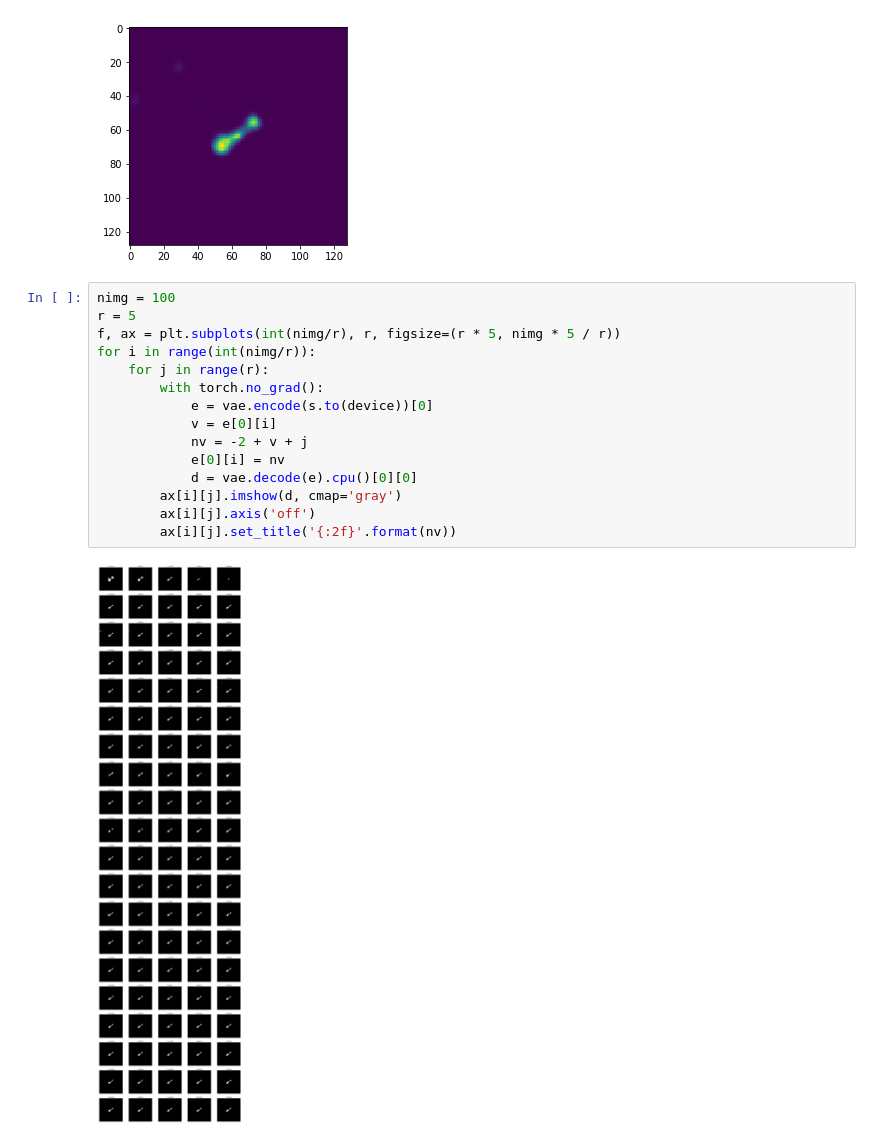
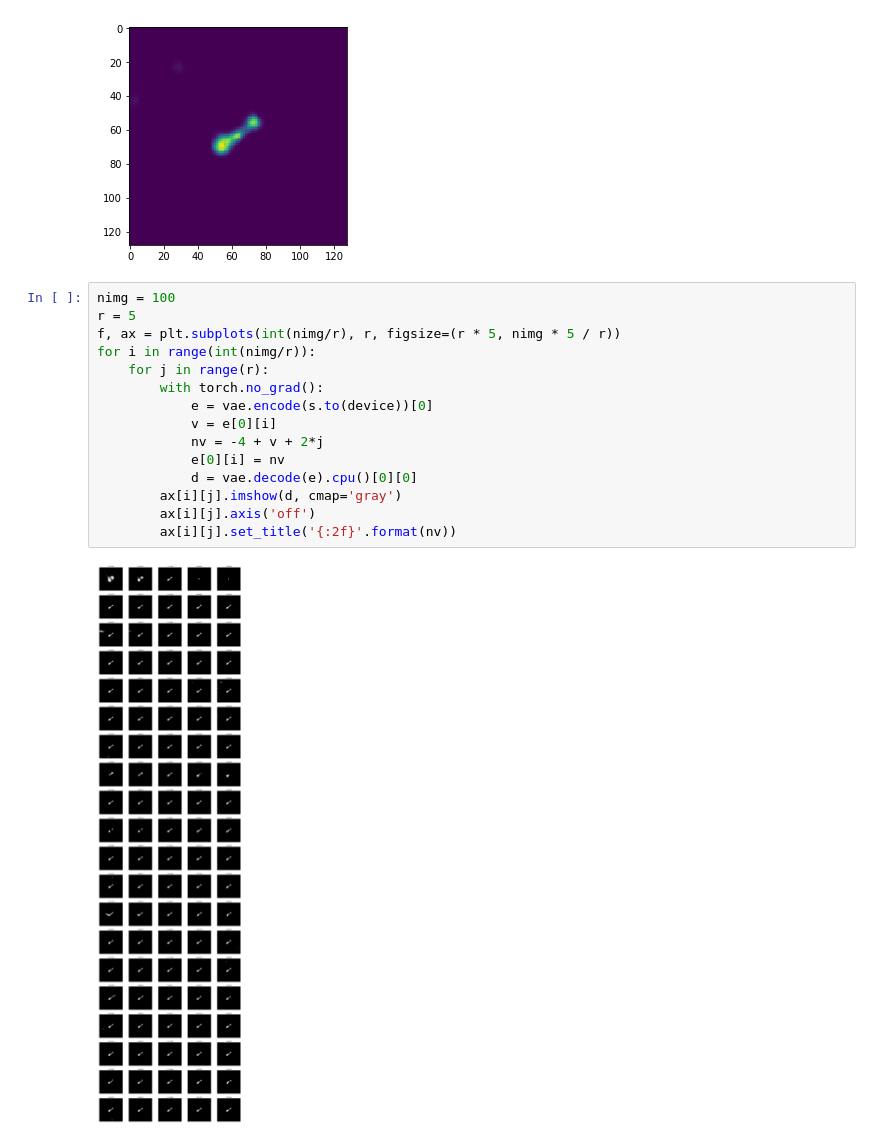
Before and after one commit to nottu/pytorch-autoencoder-tests, a Jupyter notebook: VAE-GAN_Torch.ipynb, the cells around one changed output. Drawn from its saved outputs; the diff is of its cells as text.

```diff
--- a/VAE-GAN_Torch.ipynb
+++ b/VAE-GAN_Torch.ipynb
@@ -324,17 +324,17 @@ tensor(-1.7220, device='cuda:0')
 # %%
 nimg = 100
 r = 5
 f, ax = plt.subplots(int(nimg/r), r, figsize=(r * 5, nimg * 5 / r))
 for i in range(int(nimg/r)):
     for j in range(r):
         with torch.no_grad():
             e = vae.encode(s.to(device))[0]
             v = e[0][i]
-            nv = -2 + v + j
+            nv = -4 + v + 2*j
             e[0][i] = nv
             d = vae.decode(e).cpu()[0][0]
         ax[i][j].imshow(d, cmap='gray')
         ax[i][j].axis('off')
         ax[i][j].set_title('{:2f}'.format(nv))
 # %% [output]
-[figure, old version]
+[figure, new version]
```
